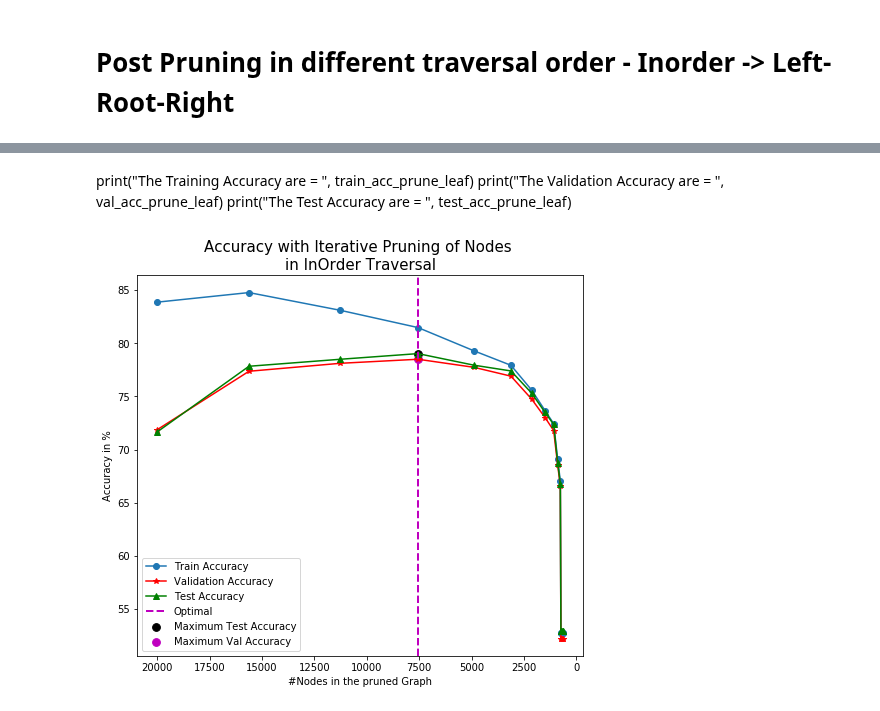
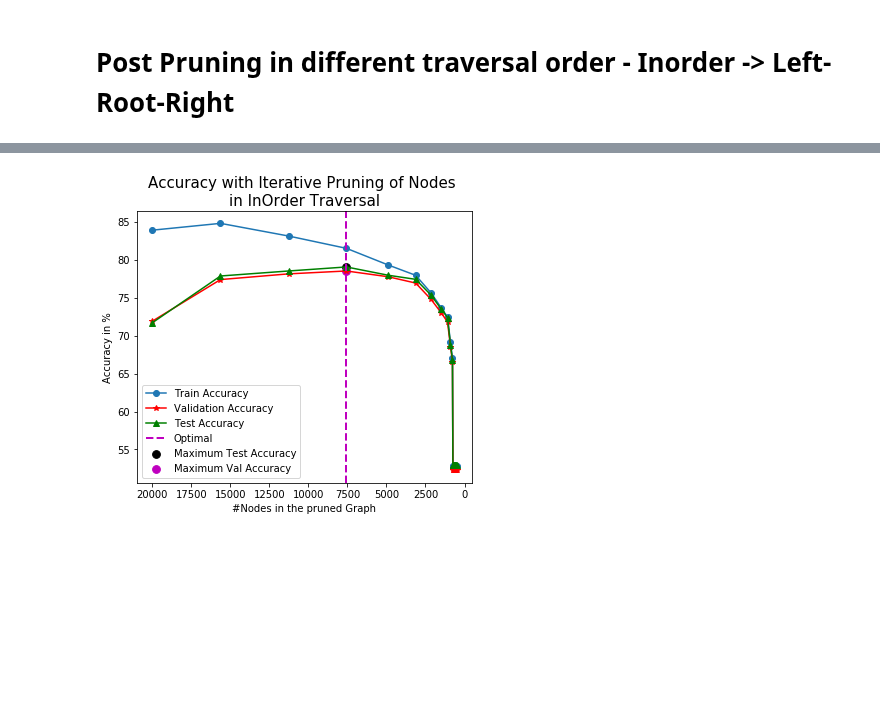
Before and after one commit to agarwal-ayushi/Machine-Learning-Assignments, a Jupyter notebook: Assignment3/partA/ques1ab_final.ipynb, the cells around one changed output, grey strips where cells are left out. Saved outputs shown, nothing was run; the diff lists cells and outputs as text; code cells hidden in the pictures; blank space fills up the shorter version.

```diff
--- a/Assignment3/partA/ques1ab_final.ipynb
+++ b/Assignment3/partA/ques1ab_final.ipynb
@@ -305,4 +299,4 @@ Building Tree with depth = 14
 # %%
-with open('params_parta.pickle', 'wb') as f:
-    pickle.dump([nodes, train_acc, val_acc, test_acc], f)
+with open('params_parta.pickle', 'rb') as f:
+    data = pickle.load(f)
 # %%
@@ -346,6 +336,9 @@ def printPreorder(graph):
         printPreorder(graph.left)
 
         printPreorder(graph.right)
+# %%
+n=0
+printPreorder(root.tree)
 # %%
 print("--------------Original Full-Grown Tree Accuracy------------------------------\n")
 print("Number of Nodes = ", n)
@@ -399,15 +392,25 @@ val_acc_prune_leaf = [val_acc]
 test_acc_prune_leaf = [test_acc]
 pruned_nodes = [0]
 
-#Prune the Tree till the depth that started giving overfitting in the original full-grown tree
+print("\n------------Pruning the Tree in Preorder traversal of nodes-----------------\n")
+depth = [5, 10, 11, 12, 13, 14, 15, 16, 17, 18, 19, 20, 25, float("inf")]
+
+#Prune till the depth where we started seeing overfitting while growing the full-tree
 for i in range(depth[-3]):
     prune_num=0
+    # Prune tree in preorder traversal of nodes
     PreOrderPrune(root.tree)
     pruned_nodes.append(prune_num)
     train_acc, val_acc, test_acc = root.tree.calc_accuracy(X_train.A, train_class, X_valid.A, valid_class, X_test.A, test_class)
+    #If Validation accurcay is maximum - store the optimal index and the tree corresponding to it
     if(val_acc > val_acc_prune_leaf[-1]):
-        optimal_idx = i+1 # Store the optimal index of the tree which has the highest Val Accuracy
-        newG = copy.deepcopy(root.tree) # Store the deep copy of that tree
-    train_acc_prune_leaf.append(np.round(train_acc*100, 3))
-    val_acc_prune_leaf.append(np.round(val_acc*100, 3)
-    test_acc_prune_leaf.append(np.round(test_acc*100, 3))
+        optimal_idx = i+1
+        newG = copy.deepcopy(root.tree)
+    # Create the track of accuracy as we prune the tree
+    train_acc_prune_leaf.append(train_acc)
+    val_acc_prune_leaf.append(val_acc)
+    test_acc_prune_leaf.append(test_acc)
+
+train_acc_prune_leaf = [np.round(x*100,2) for x in train_acc_prune_leaf]
+val_acc_prune_leaf = [np.round(x*100,2) for x in val_acc_prune_leaf]
+test_acc_prune_leaf = [np.round(x*100,2) for x in test_acc_prune_leaf]
@@ -558,32 +557,24 @@ Number of Nodes =  7561
 The Training Accuracy on Full-Grown Tree is = 81.481%
 The Vaidation Accuracy on Full-Grown Tree is = 78.500%
 The Test Accuracy on Full-Grown Tree is = 79.027%
-# %% [markdown]
-print("The Training Accuracy are = ", train_acc_prune_leaf)
-print("The Validation Accuracy are = ", val_acc_prune_leaf)
-print("The Test Accuracy are = ", test_acc_prune_leaf)
 # %%
-%matplotlib inline
-
-import matplotlib.pyplot as plt
-
-fig = plt.figure(figsize=(8,7))
+fig = plt.figure(figsize=(6,5))
 ax1=fig.add_subplot(111)
 
 ax1.plot(nodes_left, train_acc_prune_leaf, marker='o', label='Train Accuracy')
 ax1.plot(nodes_left, val_acc_prune_leaf, marker='*', c='r', label='Validation Accuracy')
 ax1.plot(nodes_left, test_acc_prune_leaf, marker='^', c='g', label='Test Accuracy')
 ax1.set_xlim(ax1.get_xlim()[::-1])
 ax1.axvline(x=nodes_left[optimal_idx], c='m',linestyle='--', linewidth=2, label='Optimal')
 ax1.scatter(nodes_left[optimal_idx], test_acc_prune_leaf[optimal_idx], c='k', marker='o',s=60, label='Maximum Test Accuracy')
 ax1.scatter(nodes_left[optimal_idx], val_acc_prune_leaf[optimal_idx], c='m', marker='o',s=60, label='Maximum Val Accuracy')
 ax1.set_xlabel("#Nodes in the pruned Graph")
 ax1.set_ylabel("Accuracy in %")
 ax1.set_title("Accuracy with Iterative Pruning of Nodes \nin InOrder Traversal", fontsize=15)
 ax1.legend()
 
 #plt.savefig("plots/IterativeLeafPruningInOrder.png", dpi=1000, bbox_inches='tight')
 
 plt.show()
 # %% [output]
-[figure, old version]
+[figure, new version]
```
Also changed, not shown: parts of 15 cells of this notebook, 30 other files.
